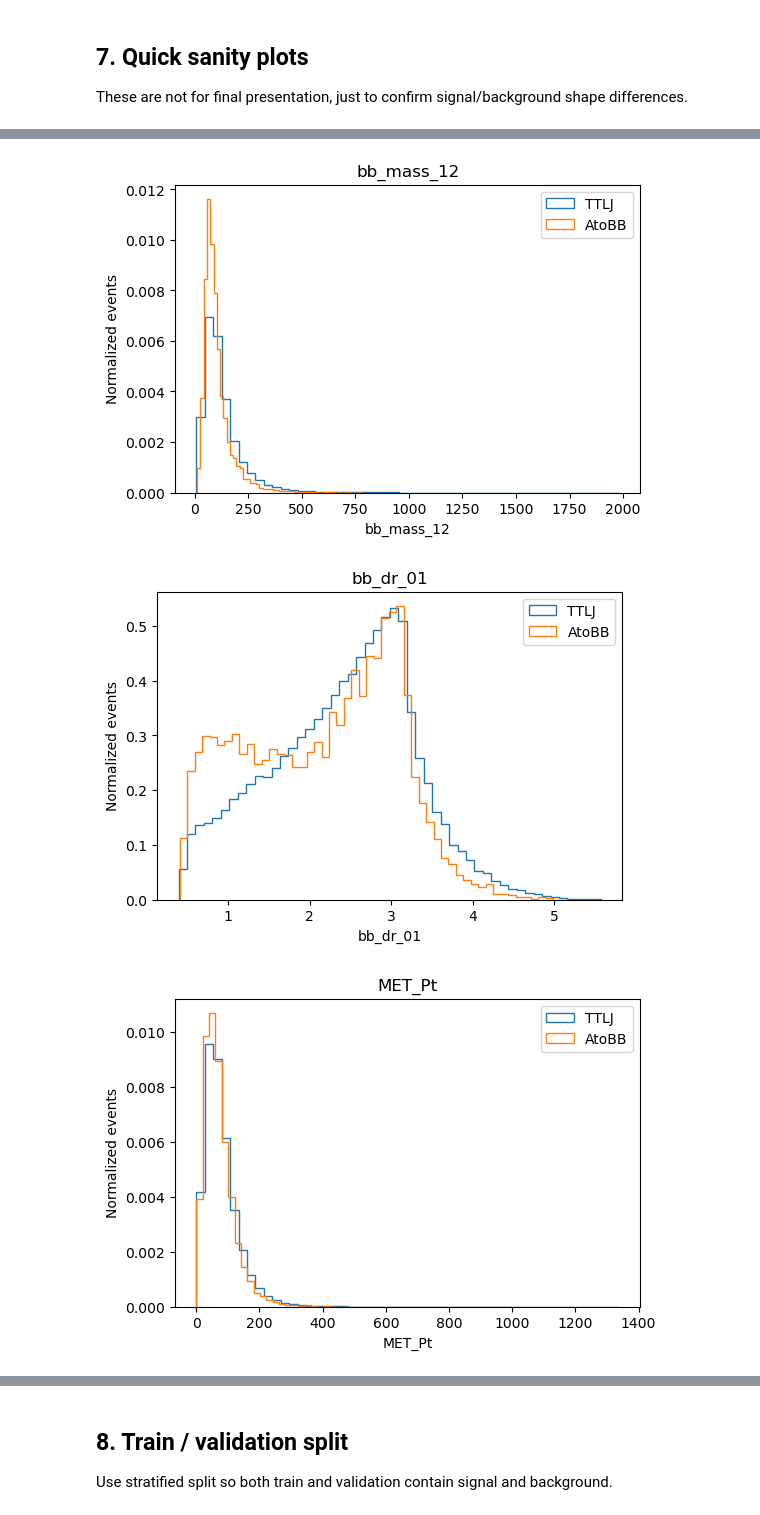
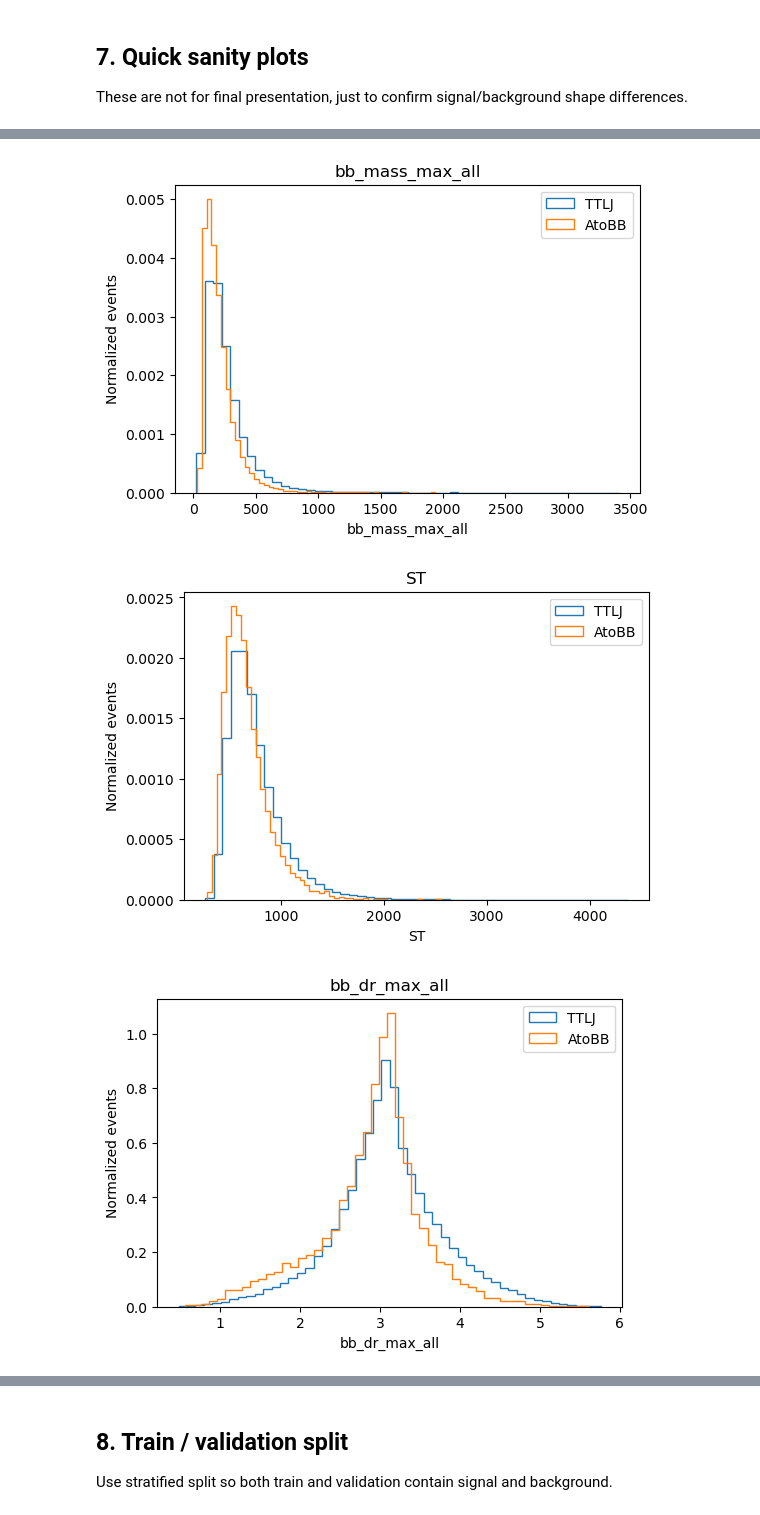
Before and after one commit to kkimeun/MachineLearning, a Jupyter notebook: notebooks/high_Atobb_TTLJ_XGBoost_Training_ONNX.ipynb, the cells around one changed output, grey strips where cells are left out. Drawn from its saved outputs; the diff is of its cells as text; code cells hidden in the pictures.

```diff
--- a/notebooks/high_Atobb_TTLJ_XGBoost_Training_ONNX.ipynb
+++ b/notebooks/high_Atobb_TTLJ_XGBoost_Training_ONNX.ipynb
@@ -37,11 +37,15 @@ np.random.seed(42)
 
 Change these paths if your files are somewhere else.
 # %%
-BASE_DIR = "/data9/Users/bhoh/SKNanoOutput/AtobbMLTree/2024"
+BASE_DIR = "/data9/Users/eunsu/SKNanoOutput/AtobbMLTree/2024"
 
 SIG_FILES = [
-    f"{BASE_DIR}/TTToHcToWAToBB-MHc100_MA60.root",
+    f"{BASE_DIR}/TTToHcToWAToBB-MHc130_MA90_SingleLepFilter.root",
 ]
+
+#BKG_FILES = [
+#    f"{BASE_DIR}/TTToHcToWAToBB-MHc130_MA90_SingleLepFilter.root",
+#]
 
 BKG_FILES = [
     f"{BASE_DIR}/TTLJ_powheg.root",
@@ -189,8 +244,8 @@ df_bkg = read_training_tree(BKG_FILES, TREE_NAME, branches=BRANCHES_TO_READ)
 df_sig[LABEL_COL] = 1
 df_bkg[LABEL_COL] = 0
 
-df_sig = add_high_level_features(df_sig)
-df_bkg = add_high_level_features(df_bkg)
+# df_sig = add_high_level_features(df_sig)
+# df_bkg = add_high_level_features(df_bkg)
 
 print("Before background limit:")
 print("  signal entries:", len(df_sig))
@@ -328,6 +485,24 @@ def plot_feature(sig, bkg, feature, bins=50, x_range=None, logy=False):
     plt.legend()
     plt.show()
 
-for feat in ["nJets", "HT", "ST", "bb_mass_01", "bb_mass_02", "bb_mass_12", "bb_dr_01", "MET_Pt"]:
+# for feat in ["nJets", "HT", "ST", "bb_mass_min_all", "bb_mass_max_all", "A_mass_best", "bb_dr_min_all", "bb_dr_max_all", "MET_Pt", "A_dr_best", "A_pt_best", "bscore_sum_top4", "best_chi2"]:
+#     plot_feature(df_sig_clean, df_bkg_clean, feat, bins=50)
+
+for feat in [
+    "bb_dr_min_all",
+    "bb_mass_min_all",
+    "A_mass_best",
+    "bb_mass_at_min_dr",
+#    "nBJets",
+    "A_dr_best",
+    "bb_mass_max_all",
+    "ST",
+    "bb_dr_max_all",
+    "A_pt_over_mass",
+    "A_eta_abs",
+    "A_mass_dr",
+    "A_pt_balance_best",
+
+    ]:
     plot_feature(df_sig_clean, df_bkg_clean, feat, bins=50)
 # %% [output]
@@ -339,3 +514,3 @@ for feat in ["nJets", "HT", "ST", "bb_mass_01", "bb_mass_02", "bb_mass_12", "bb_
-[figure, old version]
+[figure, new version]
-[figure, old version]
+[figure, new version]
-[figure, old version]
+[figure, new version]
```
Also changed, not shown: parts of 16 cells of this notebook, 1 other file.
